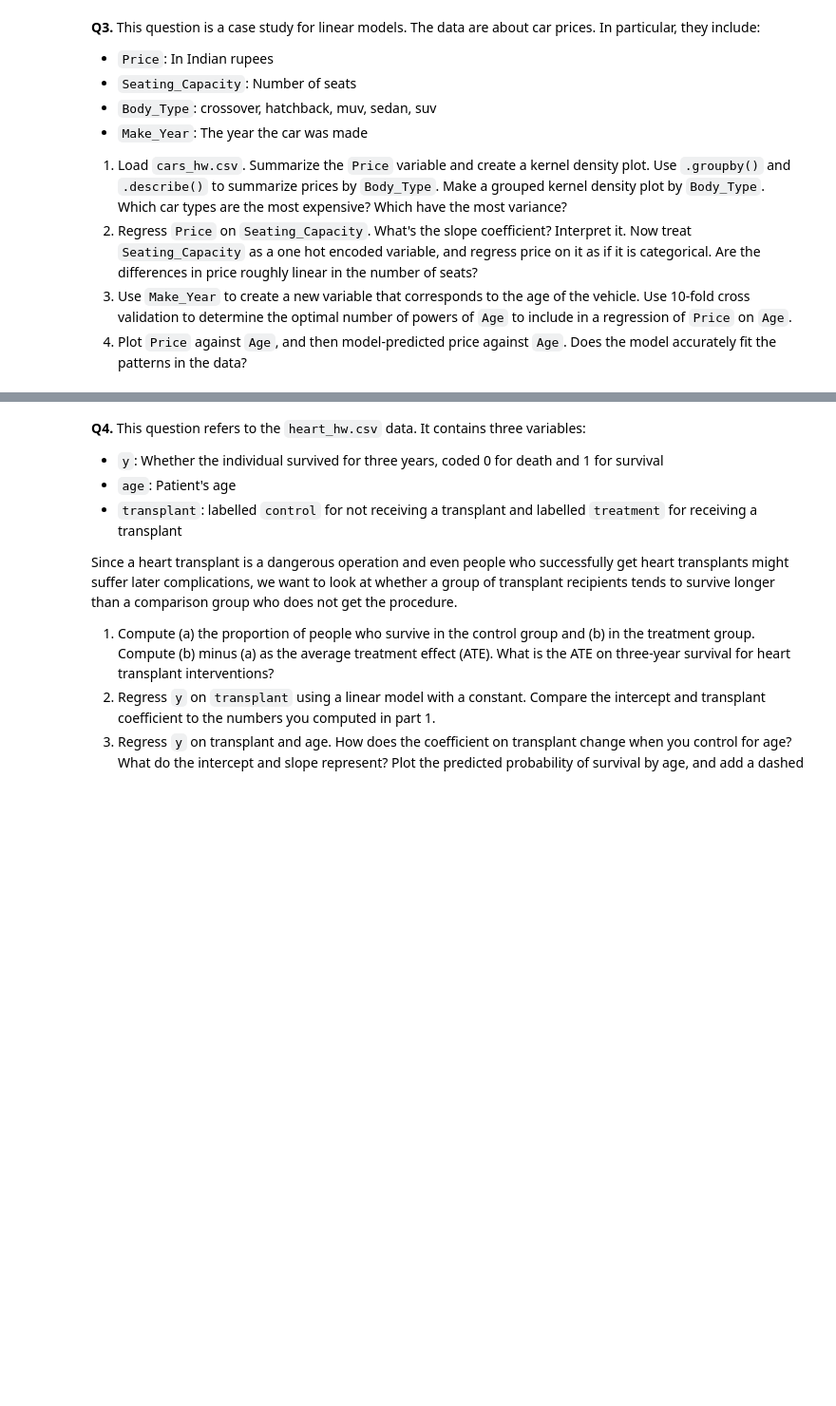
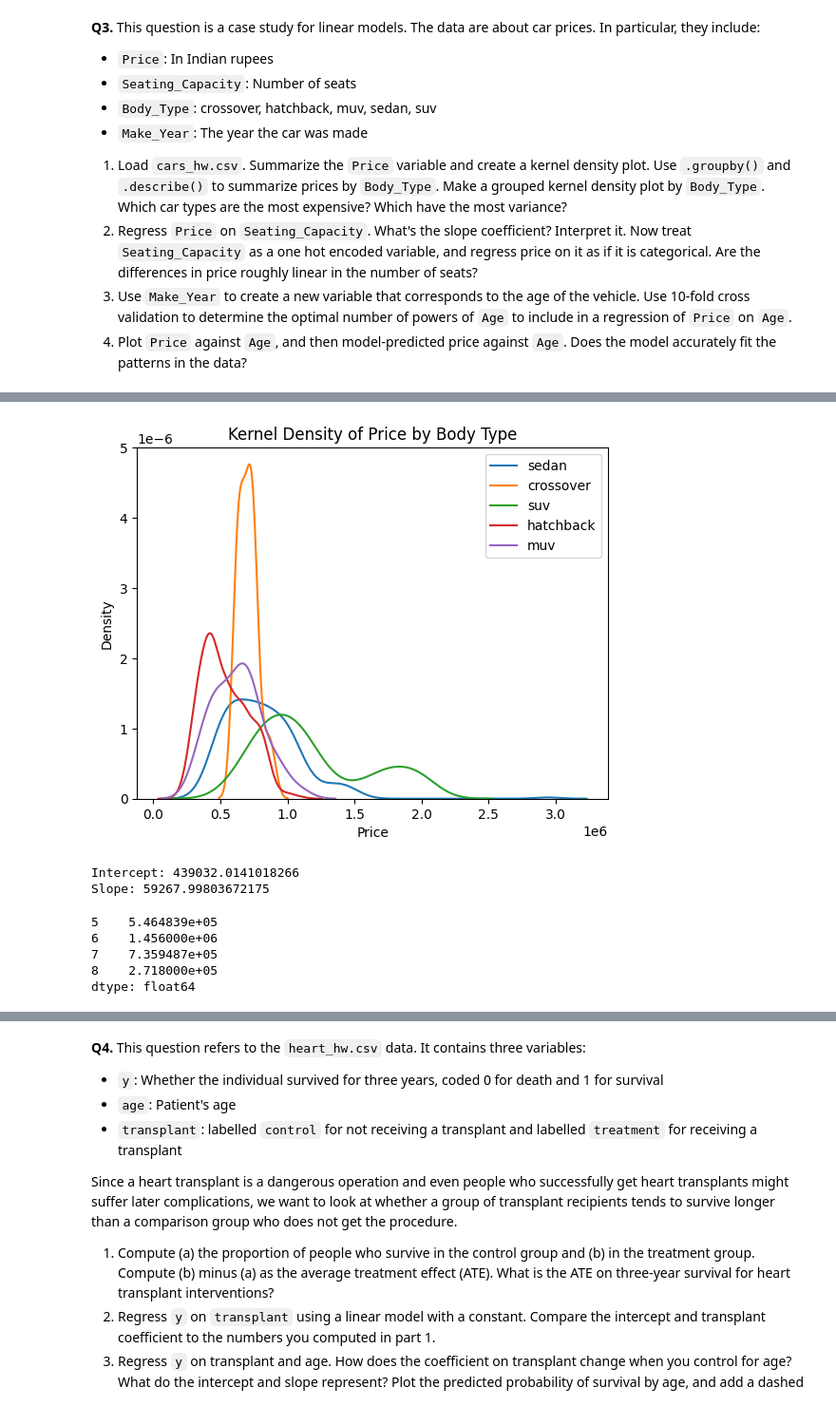
Before and after one commit to AustinChinn03/assignments, a Jupyter notebook: 03_assignment_linear_models.ipynb, the cells around one changed output, grey strips where cells are left out. Shown at 95% size. Drawn from its saved outputs; the diff is of its cells as text; code cells hidden in the pictures; blank space fills up the shorter version.

```diff
--- a/03_assignment_linear_models.ipynb
+++ b/03_assignment_linear_models.ipynb
@@ -250,0 +318,53 @@ Model C MSE: 21045.456149618978
+# %%
+# Price density grouped
+plt.figure()
+
+for b in cars["Body_Type"].unique():
+    subset = cars[cars["Body_Type"] == b]
+    sns.kdeplot(subset["Price"], label=b)
+
+plt.legend()
+plt.title("Kernel Density of Price by Body Type")
+plt.show()
+# %% [output]
+[figure, added]
+# %%
+# Q3.2
+
+# Set variables
+X = cars[["Seating_Capacity"]]
+y = cars["Price"]
+
+# Build linear model
+model_linear = LinearRegression()
+model_linear.fit(X, y)
+
+# Print slope and intercept
+print("Intercept:", model_linear.intercept_)
+print("Slope:", model_linear.coef_[0])
+
+# The linear model implies that for each added person of seating capacity, the
+# price of the car increases by 58267 rupees
+# %% [output]
+Intercept: 439032.0141018266
+Slope: 59267.99803672175
+# %%
+# Generate dummy variables for categorical analysis
+X_cat = pd.get_dummies(cars["Seating_Capacity"], drop_first=True)
+
+# Build linear model
+model_cat = LinearRegression()
+model_cat.fit(X_cat, y)
+
+# print coefficients
+print(pd.Series(model_cat.coef_, index=X_cat.columns))\
+
+# This output suggests that the linear model does not accurately represent the
+# relationship between seating and price, as 6, then 7, seated vehicles tend to
+# be most expensive
+# %% [output]
+5    5.464839e+05
+6    1.456000e+06
+7    7.359487e+05
+8    2.718000e+05
+dtype: float64
```
Also changed, not shown: parts of 20 cells of this notebook.
